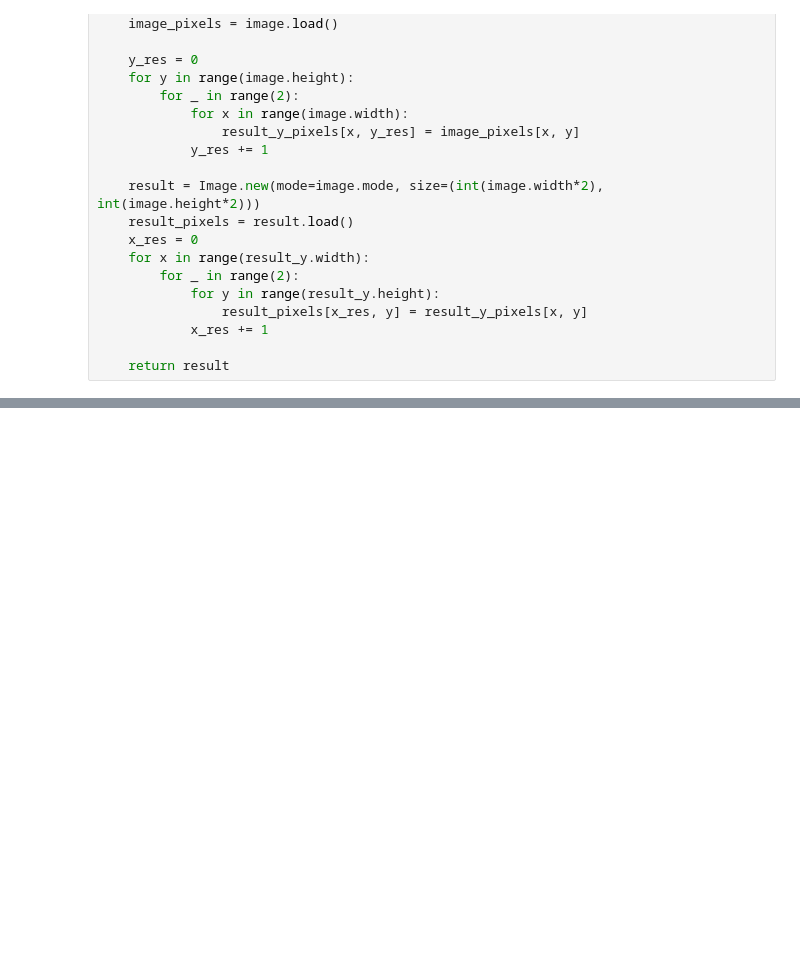
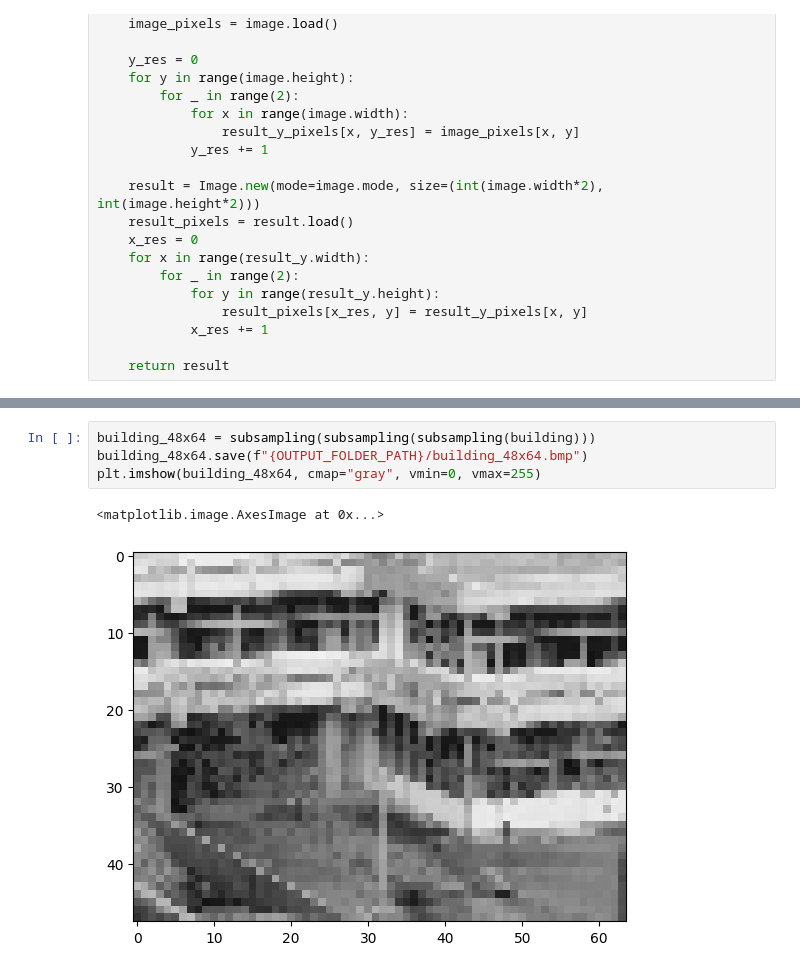
Before and after one commit to prausela/image-processing, a Jupyter notebook: tp2/ex1.ipynb, the cells around one changed output, grey strips where cells are left out. Saved outputs shown, nothing was run; the diff lists cells and outputs as text; blank space fills up the shorter version.

```diff
--- a/tp2/ex1.ipynb
+++ b/tp2/ex1.ipynb
@@ -129,3 +148,10 @@ display(rose_b_w_from_32x32)
 # %% [output]
 '1024x1024'
 [figure]
+# %%
+building_48x64 = subsampling(subsampling(subsampling(building)))
+building_48x64.save(f"{OUTPUT_FOLDER_PATH}/building_48x64.bmp")
+plt.imshow(building_48x64, cmap="gray", vmin=0, vmax=255)
+# %% [output]
+<matplotlib.image.AxesImage at 0x...>
+[figure, added]
```
Also changed, not shown: parts of 14 cells of this notebook, 13 other files.
